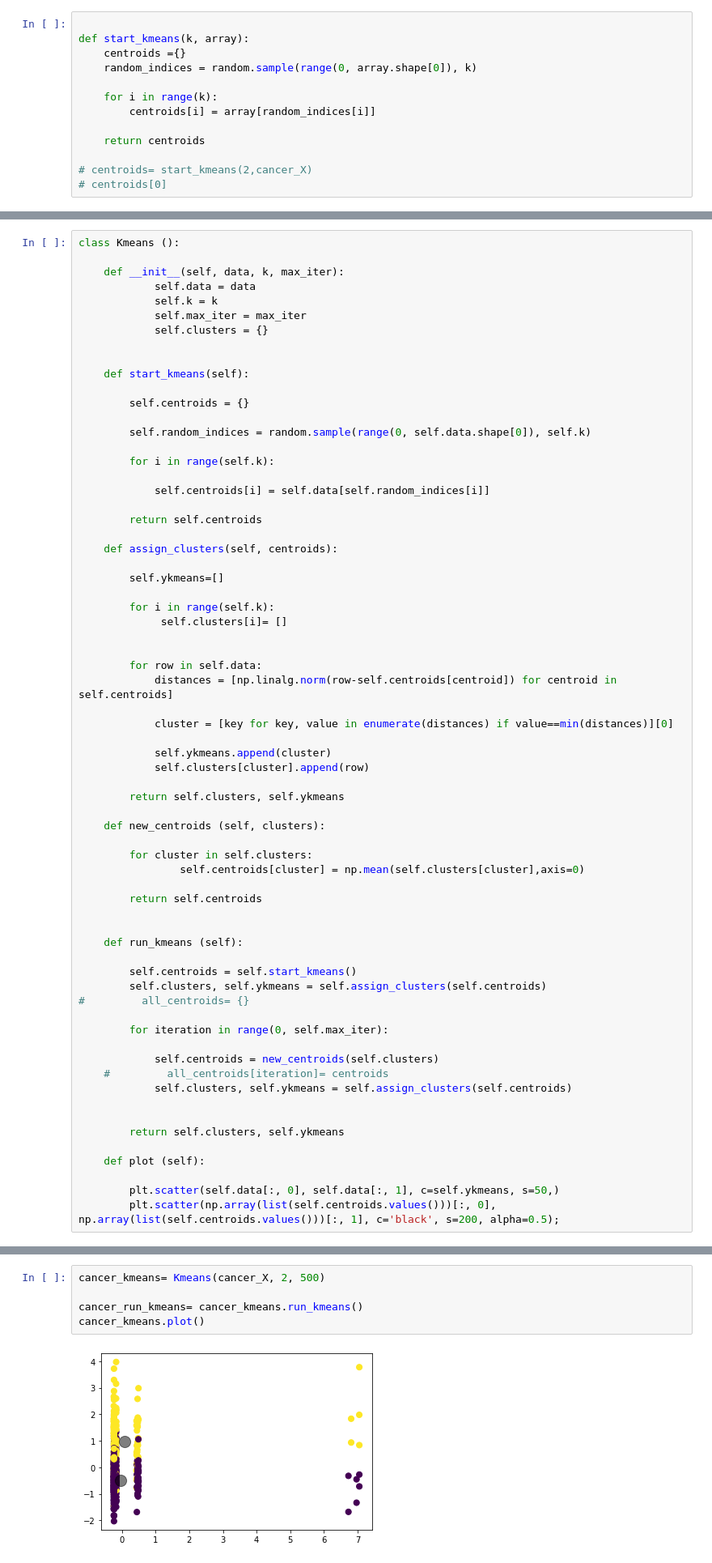
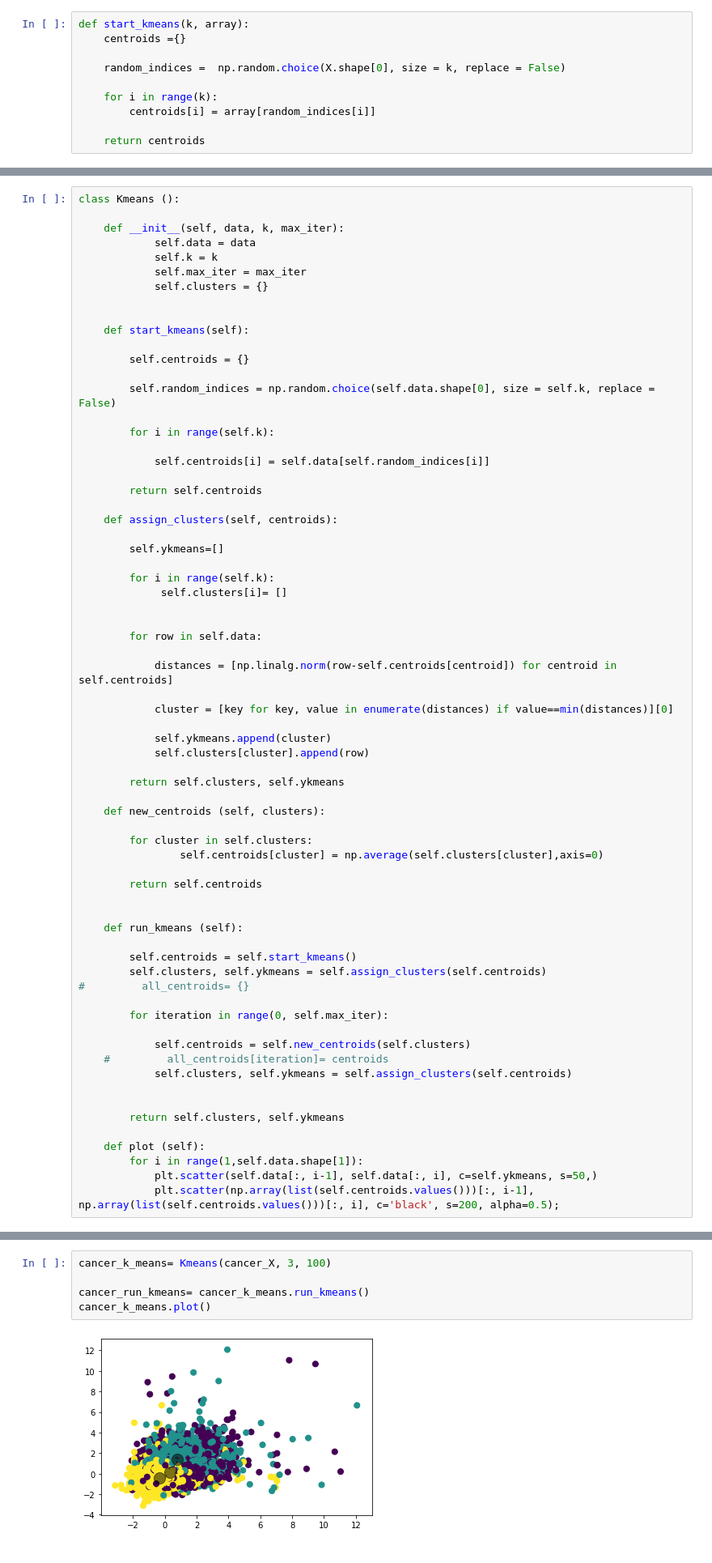
Before and after one commit to hirsiAbdollahi/Kmeans-from-scratch, a Jupyter notebook: Kmeans_fromScratch.ipynb, the cells around one changed output, grey strips where cells are left out. Shown at 81% size. Cells and saved outputs as stored; diff of their text form.

```diff
--- a/Kmeans_fromScratch.ipynb
+++ b/Kmeans_fromScratch.ipynb
@@ -31,16 +22,13 @@ plt.scatter(data["normalized_age"], data["normalized_salary"])
 # %%
-
 def start_kmeans(k, array):
     centroids ={}
-    random_indices = random.sample(range(0, array.shape[0]), k)
+
+    random_indices =  np.random.choice(X.shape[0], size = k, replace = False)
 
     for i in range(k):
         centroids[i] = array[random_indices[i]]
 
     return centroids
-
-# centroids= start_kmeans(2,cancer_X)
-# centroids[0]
 # %%
 def assign_clusters(centroids, data,k):
     clusters = {}
@@ -91,7 +77,7 @@ class Kmeans ():
 
         self.centroids = {}
 
-        self.random_indices = random.sample(range(0, self.data.shape[0]), self.k)
+        self.random_indices = np.random.choice(self.data.shape[0], size = self.k, replace = False)
 
         for i in range(self.k):
 
@@ -108,6 +94,7 @@ class Kmeans ():
 
 
         for row in self.data:
+
             distances = [np.linalg.norm(row-self.centroids[centroid]) for centroid in self.centroids]
 
             cluster = [key for key, value in enumerate(distances) if value==min(distances)][0]
@@ -120,7 +107,7 @@ class Kmeans ():
     def new_centroids (self, clusters):
 
         for cluster in self.clusters:
-                self.centroids[cluster] = np.mean(self.clusters[cluster],axis=0)
+                self.centroids[cluster] = np.average(self.clusters[cluster],axis=0)
 
         return self.centroids
 
@@ -133,7 +120,7 @@ class Kmeans ():
 
         for iteration in range(0, self.max_iter):
 
-            self.centroids = new_centroids(self.clusters)
+            self.centroids = self.new_centroids(self.clusters)
     #         all_centroids[iteration]= centroids
             self.clusters, self.ykmeans = self.assign_clusters(self.centroids)
 
@@ -141,6 +128,6 @@ class Kmeans ():
         return self.clusters, self.ykmeans
 
     def plot (self):
-
-        plt.scatter(self.data[:, 0], self.data[:, 1], c=self.ykmeans, s=50,)
-        plt.scatter(np.array(list(self.centroids.values()))[:, 0], np.array(list(self.centroids.values()))[:, 1], c='black', s=200, alpha=0.5);
+        for i in range(1,self.data.shape[1]):
+            plt.scatter(self.data[:, i-1], self.data[:, i], c=self.ykmeans, s=50,)
+            plt.scatter(np.array(list(self.centroids.values()))[:, i-1], np.array(list(self.centroids.values()))[:, i], c='black', s=200, alpha=0.5);
@@ -178,9 +160,9 @@ cancer_X
 # %%
 cancer_X=scaler.fit_transform(cancer_X)
 # %%
-cancer_kmeans= Kmeans(cancer_X, 2, 500)
+cancer_k_means= Kmeans(cancer_X, 3, 100)
 
-cancer_run_kmeans= cancer_kmeans.run_kmeans()
-cancer_kmeans.plot()
+cancer_run_kmeans= cancer_k_means.run_kmeans()
+cancer_k_means.plot()
 # %% [output]
-[figure, old version]
+[figure, new version]
```
Also changed, not shown: parts of 9 cells of this notebook.
